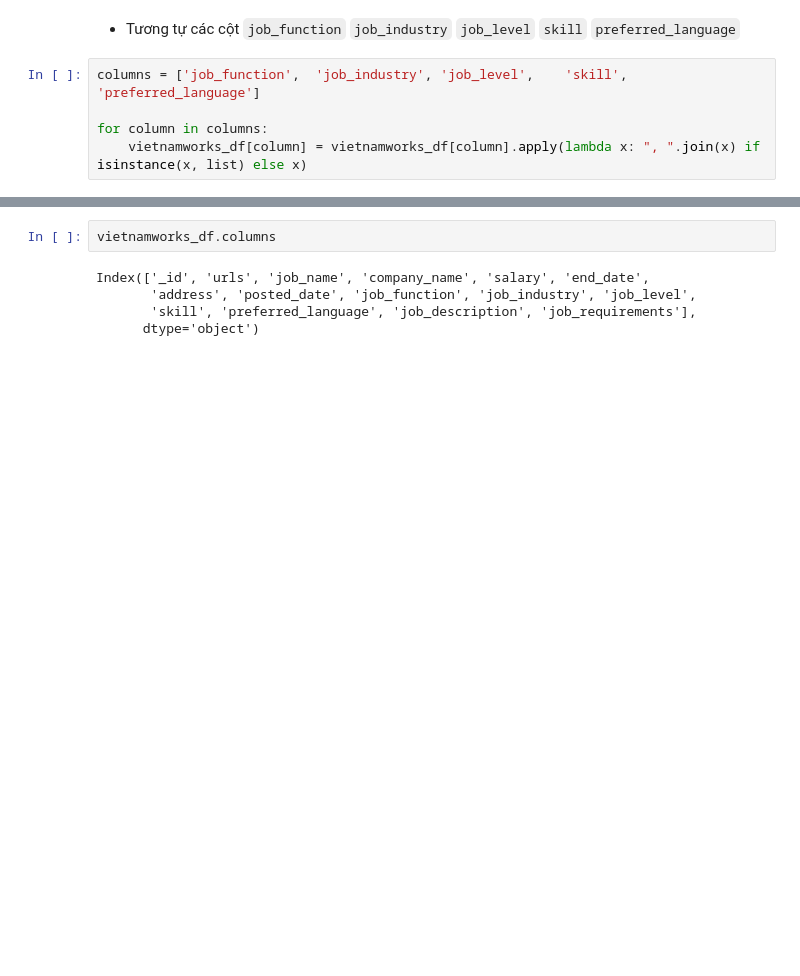
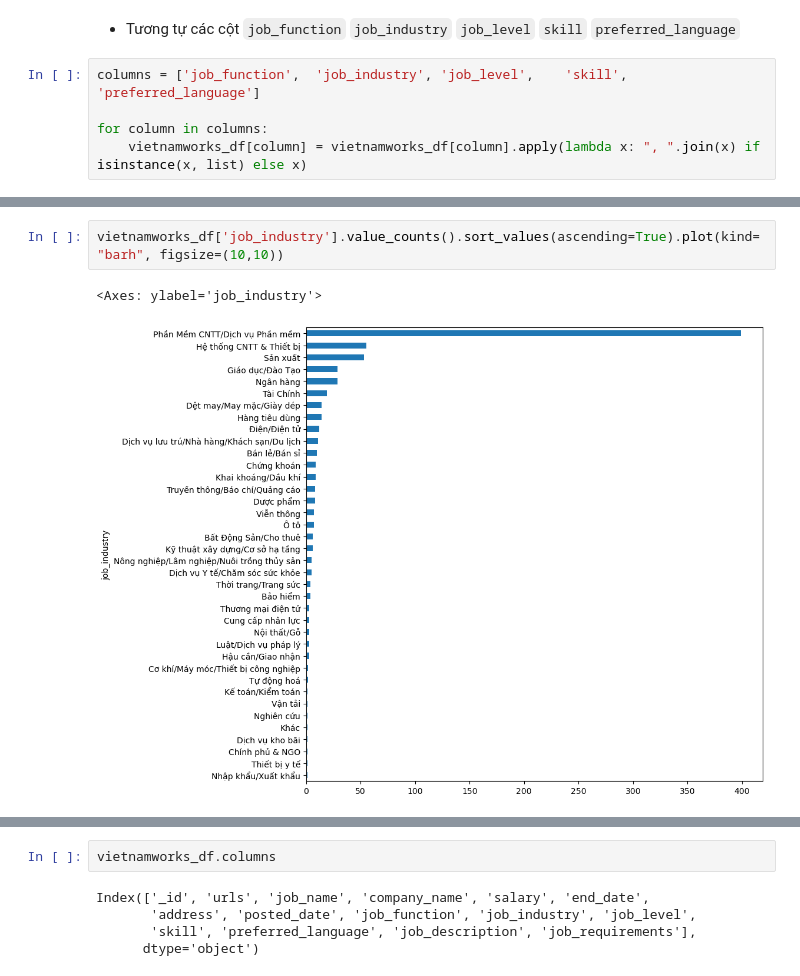
Before and after one commit to phitrann/applied-data-science, a Jupyter notebook: ipynb/preprocessingcv.ipynb, the cells around one changed output, grey strips where cells are left out. Saved outputs shown, nothing was run; the diff lists cells and outputs as text; blank space fills up the shorter version.

```diff
--- a/ipynb/preprocessingcv.ipynb
+++ b/ipynb/preprocessingcv.ipynb
@@ -442,0 +527,5 @@ vietnamworks_df['job_function'][0]
+# %%
+vietnamworks_df['job_industry'].value_counts().sort_values(ascending=True).plot(kind="barh", figsize=(10,10))
+# %% [output]
+<Axes: ylabel='job_industry'>
+[figure, added]
```
Also changed, not shown: parts of 29 cells of this notebook, 1 other file.
